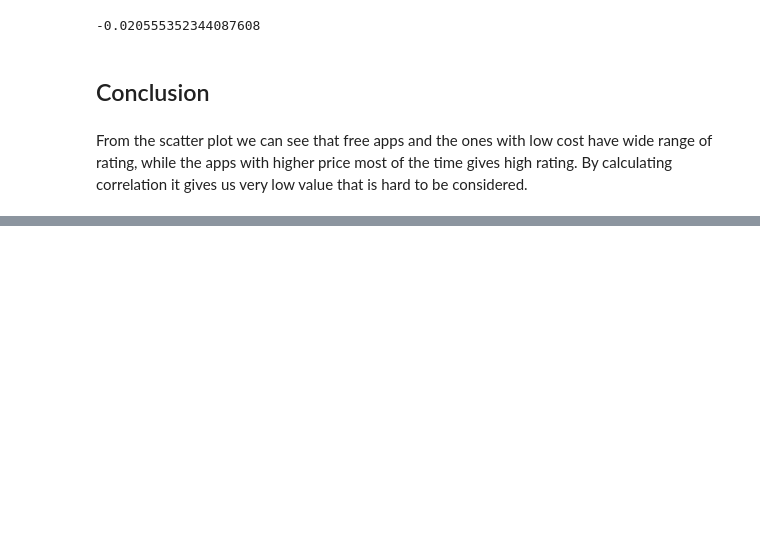
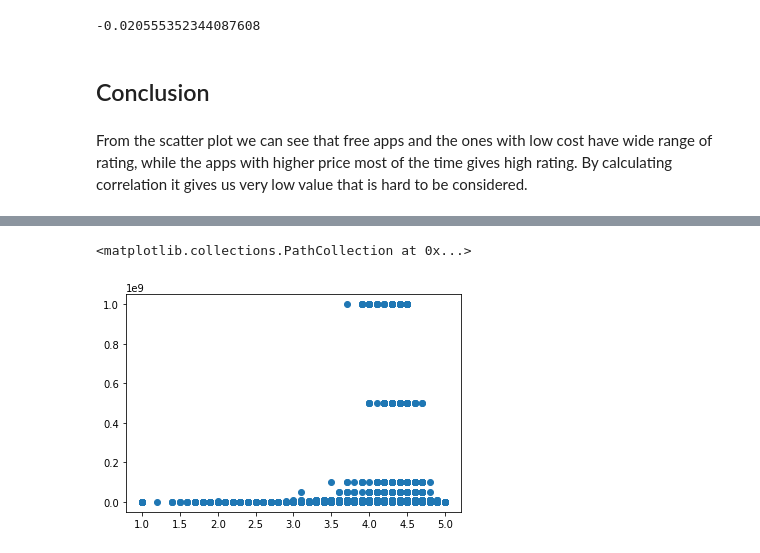
Before and after one commit to yasmeenel3sh/DataEngineeringCourseProject, a Jupyter notebook: google-play-store-apps/Final.ipynb, the cells around one changed output, grey strips where cells are left out. Drawn from its saved outputs; the diff is of its cells as text; code cells hidden in the pictures; blank space fills up the shorter version.

```diff
--- a/google-play-store-apps/Final.ipynb
+++ b/google-play-store-apps/Final.ipynb
@@ -987,0 +991,11 @@ From the scatter plot we can see that free apps and the ones with low cost have
+# %%
+installsNew = [] # define array structure
+for installsNum in dataSet["Installs"]:
+    if(installsNum[len(installsNum)-1]=="+"):
+        install=(installsNum[:len(installsNum)-1]).replace(',','')
+    elif(installsNum[len(installsNum)-1]=="0"):
+        install=installsNum
+
+    install=int(install)
+    installsNew.append(install)
+dataSet["InstallsNumerical"] = installsNew
@@ -987,0 +1048,5 @@ From the scatter plot we can see that free apps and the ones with low cost have
+# %%
+plt.scatter(dataSet.Rating, dataSet.InstallsNumerical)
+# %% [output]
+<matplotlib.collections.PathCollection at 0x...>
+[figure, added]
```
Also changed, not shown: parts of 31 cells of this notebook.
